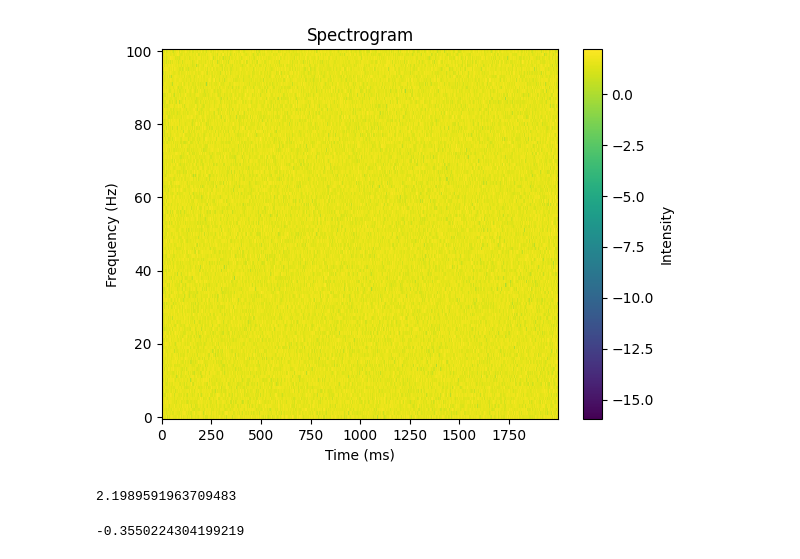
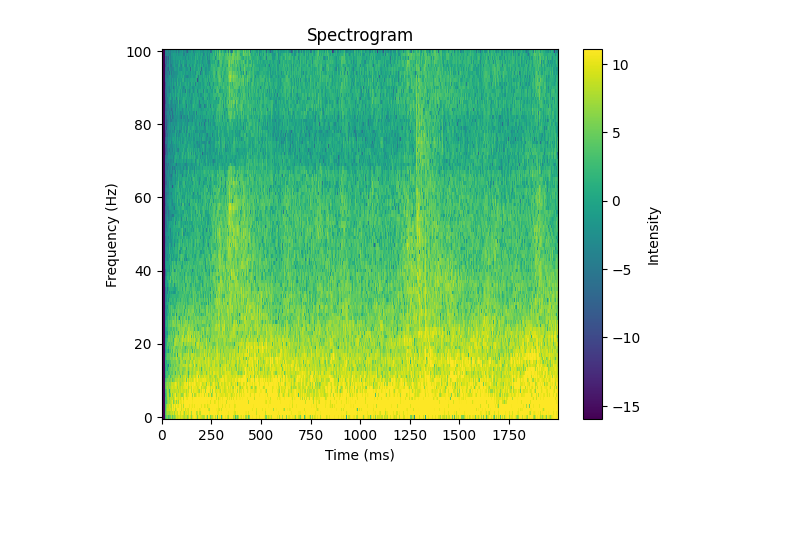
Before and after one commit to PrinceEGY/HackTrick24-AIMfinity, a Jupyter notebook: Solvers/eagle_sub.nb.ipynb, the cells around one changed output. Cells and saved outputs as stored; diff of their text form; code cells hidden in the pictures; blank space fills up the shorter version.

```diff
--- a/Solvers/eagle_sub.nb.ipynb
+++ b/Solvers/eagle_sub.nb.ipynb
@@ -199,44 +223,15 @@ save_logs("eagle_logs4.txt")
-# %%
-def plot_spectrogram(spectrogram, ax=None):
-    if len(spectrogram.shape) > 2:
-        assert len(spectrogram.shape) == 3
-        spectrogram = np.squeeze(spectrogram, axis=-1)
-    log_spec = np.log(spectrogram.T + np.finfo(np.float32).eps)
-    height = log_spec.shape[0]
-    width = log_spec.shape[1]
-    X = np.linspace(0, width, num=width, dtype=int)
-    Y = range(height)
-    if ax is None:
-        plt.pcolormesh(X, Y, log_spec)
-        plt.colorbar(label="Intensity")
-        plt.xlabel("Time (ms)")
-        plt.ylabel("Frequency (Hz)")
-        plt.title("Spectrogram")
-    else:
-        ax.pcolormesh(X, Y, log_spec)
-        ax.set_xlabel("Time (ms)")
-        ax.set_ylabel("Frequency (Hz)")
-        ax.set_title("Spectrogram")
 # %%
 from helpers import *
 # %%
-with open("eagle_imgs2.txt", "r") as f:
+with open("eagle_imgs5.4.txt", "r") as f:
     img = f.read().replace("'", '"').replace("inf", "-111111111111111")
 js = json.loads(img)
 # %%
-spectro = np.array(js['footprint']['3'])
-spectro[spectro == -111111111111111] = np.inf
-plot_spectrogram(spectro + spectro.min()*-1)
+spectro = np.array(js['nextFootprint']['3'])
+spectro[spectro == -111111111111111] = np.float16(65500.0)
+plot_spectrogram(spectro)
 # %% [output]
-[figure, old version]
+[figure, new version]
-# %%
-np.log(spectro + spectro.min()*-1+ np.finfo(np.float32).eps).max()
-# %% [output]
-2.1989591963709483
-# %%
-spectro.T[2][-1] + np.finfo(np.float32).eps*100000
-# %% [output]
--0.3550224304199219
 # %%
 def _process_footprint(footprint: dict):
     spectro = np.array(footprint)
```
Also changed, not shown: parts of 30 cells of this notebook, 2 other files.
